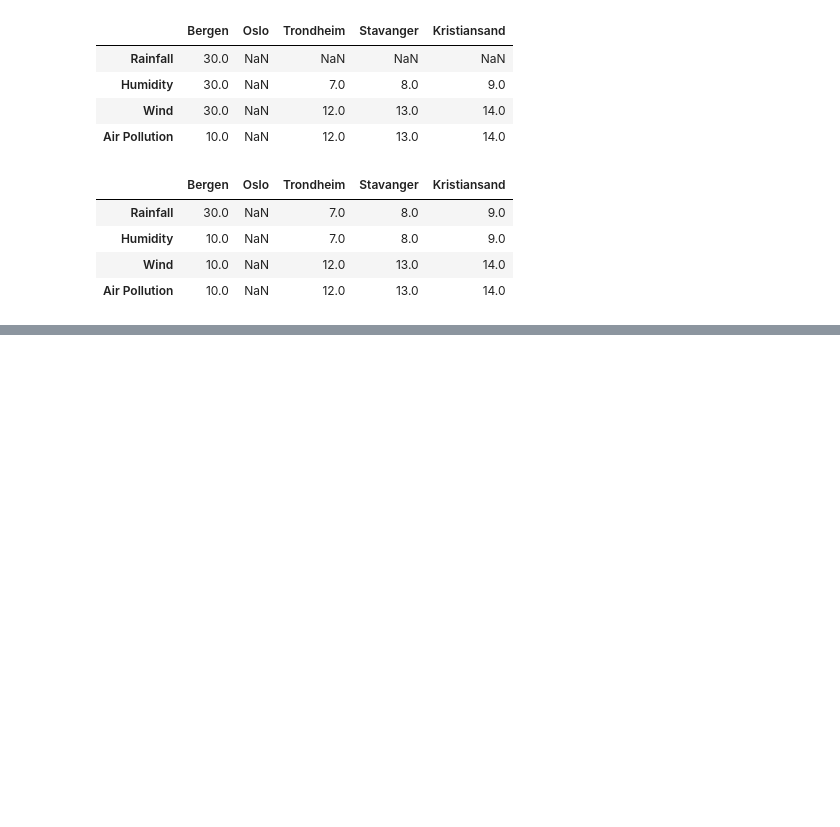
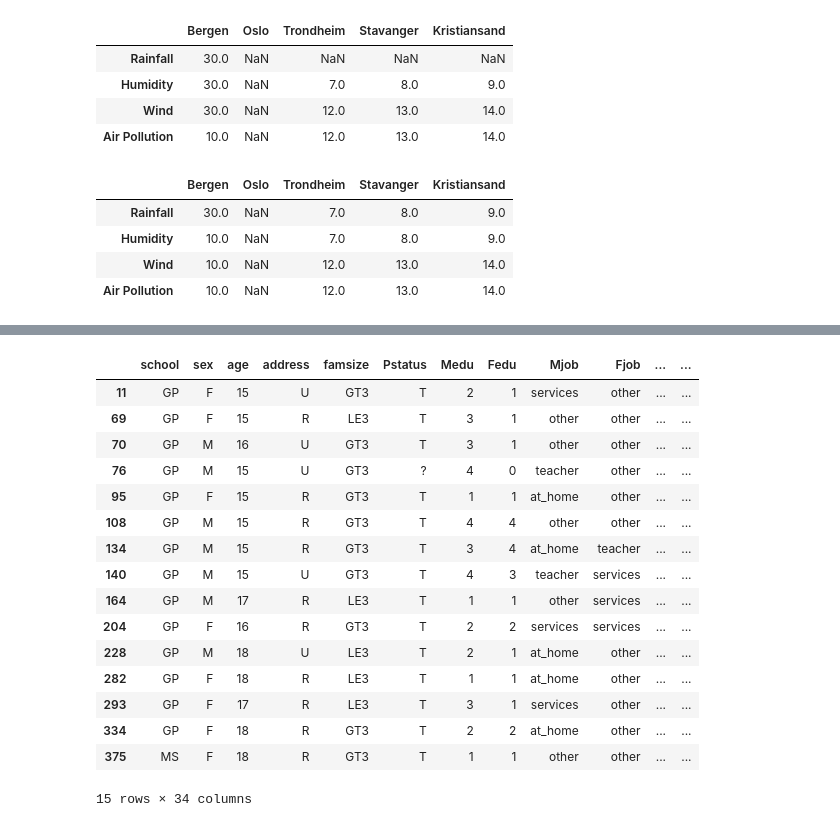
Before and after one commit to 4522Dev/eda, a Jupyter notebook: Module2.ipynb, the cells around one changed output, grey strips where cells are left out. Drawn from its saved outputs; the diff is of its cells as text; code cells hidden in the pictures; blank space fills up the shorter version.

```diff
--- a/Module2.ipynb
+++ b/Module2.ipynb
@@ -432,0 +483,3 @@ dframe1.fillna(method='bfill')
+# %%
+Timespent= dataset['total_time_spent']
+Timespent[np.abs(Timespent)>5]
@@ -432,0 +504,20 @@ dframe1.fillna(method='bfill')
+# %%
+dataset[np.abs(Timespent)>5]
+# %% [output]
+|  | school | sex | age | address | famsize | Pstatus | Medu | Fedu | Mjob | Fjob | ... | ... |
+| 11 | GP | F | 15 | U | GT3 | T | 2 | 1 | services | other | ... | ... |
+| 69 | GP | F | 15 | R | LE3 | T | 3 | 1 | other | other | ... | ... |
+| 70 | GP | M | 16 | U | GT3 | T | 3 | 1 | other | other | ... | ... |
+| 76 | GP | M | 15 | U | GT3 | ? | 4 | 0 | teacher | other | ... | ... |
+| 95 | GP | F | 15 | R | GT3 | T | 1 | 1 | at_home | other | ... | ... |
+| 108 | GP | M | 15 | R | GT3 | T | 4 | 4 | other | other | ... | ... |
+| 134 | GP | M | 15 | R | GT3 | T | 3 | 4 | at_home | teacher | ... | ... |
+| 140 | GP | M | 15 | U | GT3 | T | 4 | 3 | teacher | services | ... | ... |
+| 164 | GP | M | 17 | R | LE3 | T | 1 | 1 | other | services | ... | ... |
+| 204 | GP | F | 16 | R | GT3 | T | 2 | 2 | services | services | ... | ... |
+| 228 | GP | M | 18 | U | LE3 | T | 2 | 1 | at_home | other | ... | ... |
+| 282 | GP | F | 18 | R | LE3 | T | 1 | 1 | at_home | other | ... | ... |
+| 293 | GP | F | 17 | R | LE3 | T | 3 | 1 | services | other | ... | ... |
+| 334 | GP | F | 18 | R | GT3 | T | 2 | 2 | at_home | other | ... | ... |
+| 375 | MS | F | 18 | R | GT3 | T | 1 | 1 | other | other | ... | ... |
+15 rows × 34 columns
```
Also changed, not shown: parts of 7 cells of this notebook.
